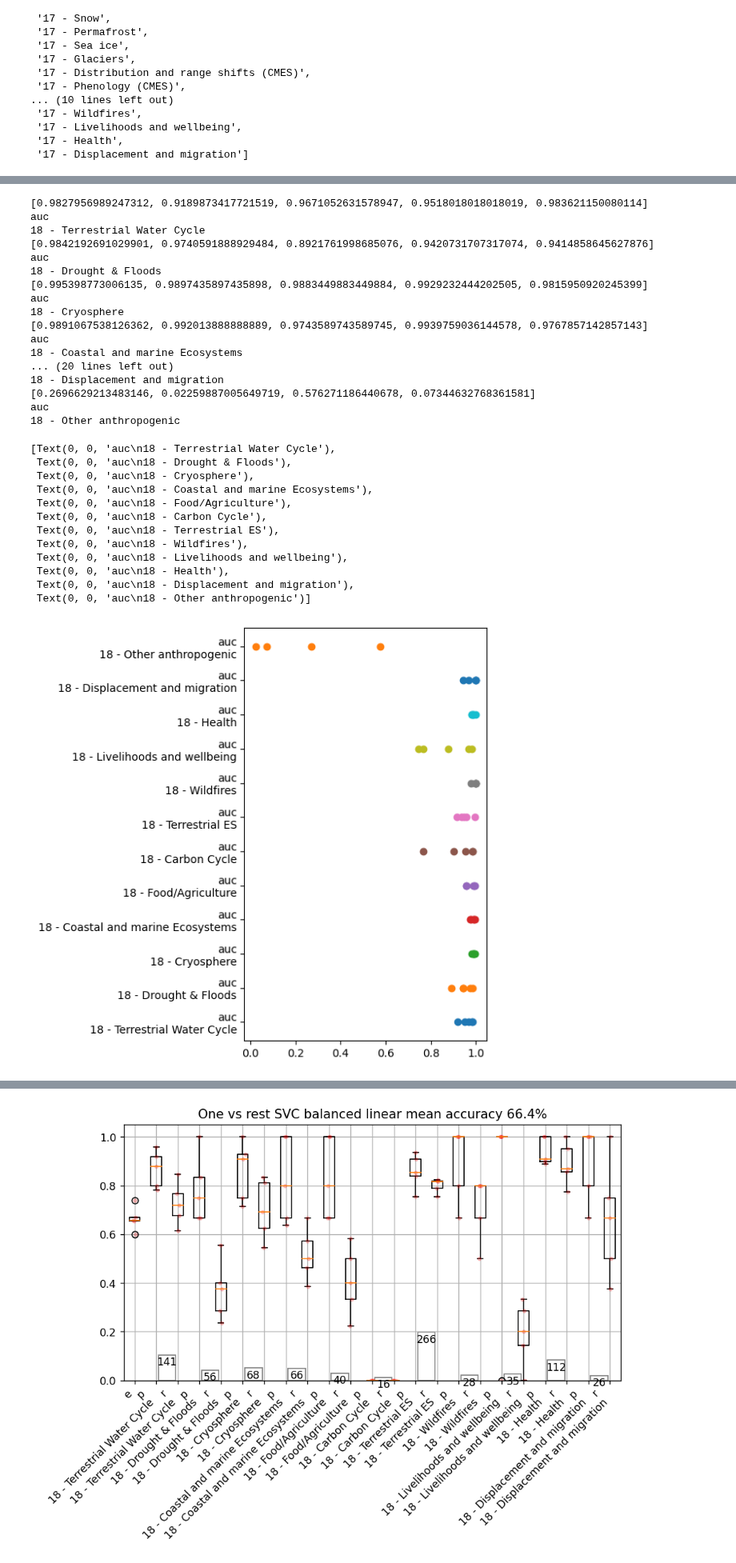
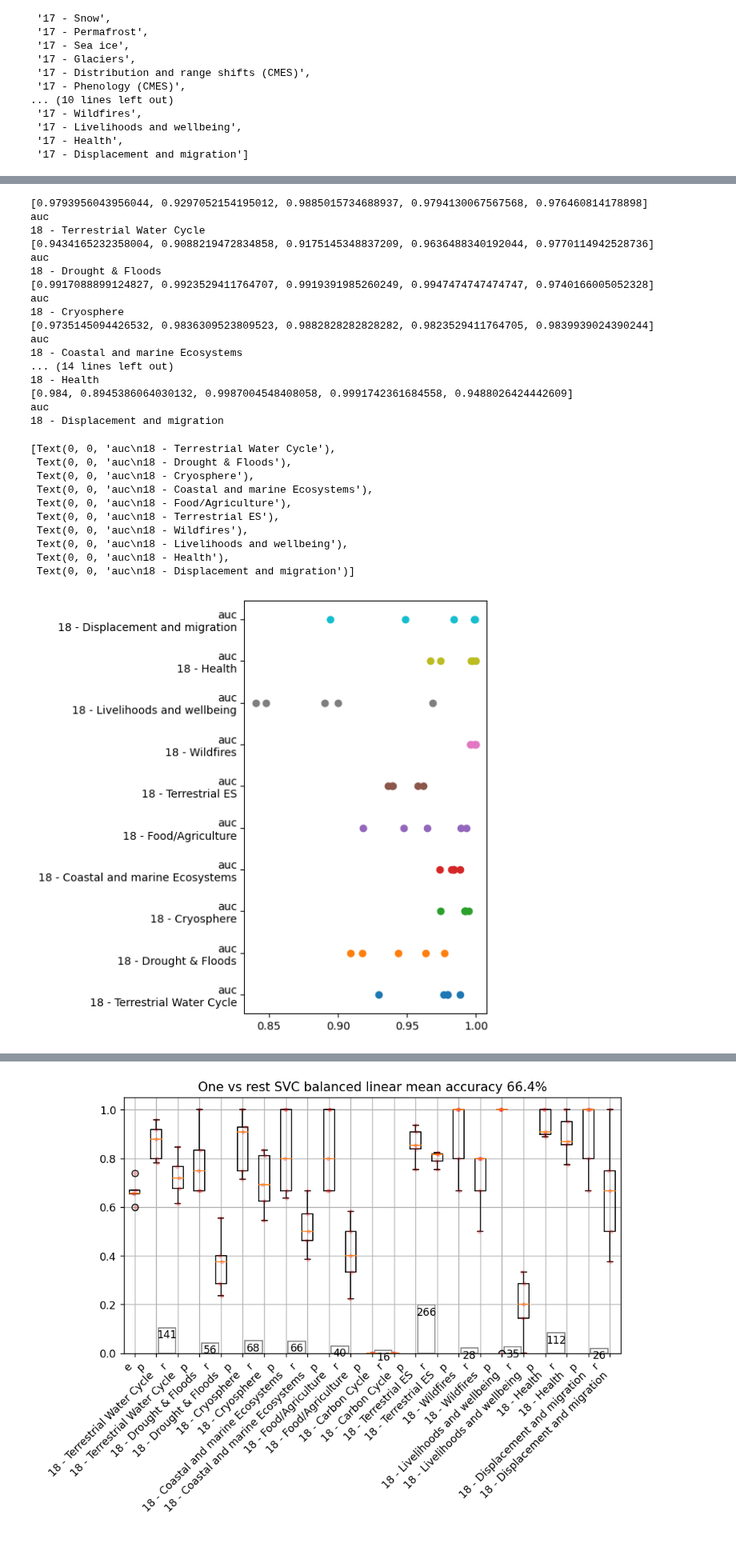
Before and after one commit to mcallaghan/regional-impacts-map, a Jupyter notebook: analysis/2e_specific_categories_train_test.ipynb, the cells around one changed output, grey strips where cells are left out. Shown at 80% size. Saved outputs shown, nothing was run; the diff lists cells and outputs as text; code cells hidden in the pictures.

Commit message:
round up categories

```diff
--- a/analysis/2e_specific_categories_train_test.ipynb
+++ b/analysis/2e_specific_categories_train_test.ipynb
@@ -93,7 +109,7 @@ specific_impacts_1
  '17 - Health',
  '17 - Displacement and migration']
 # %%
-specific_impacts_2 = [x for x in df.columns if "18 - " in x and df[x].sum() > 5]
+specific_impacts_2 = [x for x in df.columns if "18 - " in x and df[x].sum() > 20 and "prediction" not in x]
 specific_impacts_2
 # %% [output]
 ['18 - Terrestrial Water Cycle',
@@ -150,10 +230,29 @@ reload(scoping.utils.learning_utils)
 y = np.matrix(df[specific_impacts_2])
 print(y.shape)
 
+
+
+
+def get_model(n_inputs, n_outputs):
+    model = Sequential()
+    model.add(Dense(200, input_dim=n_inputs, kernel_initializer='he_uniform', activation='relu'))
+    model.add(Dense(n_outputs, activation='sigmoid'))
+    model.compile(loss='binary_crossentropy', optimizer='adam')
+    model.verbose = 0
+    model.epochs = 100
+    model.custom_weights = {0:5,1:20,2:15,3:20,4:30,5:10, 6:15, 7:30, 8: 15, 9: 40}
+    return model
+
+# test_index = random.sample(set(new_rel_index),200)
+# train_index = list(set(new_rel_index) - set(test_index))
+
+model = get_model(X.shape[1],y.shape[1])
+
+
 multimodels = [
 #     {
-#        'title': 'One vs rest SVC balanced rbf',
-#        'model': OneVsRestClassifier(SVC(kernel='rbf', probability=True, class_weight="balanced"))
+#        'title': 'Keras',
+#        'model': get_model
 #     },
     {
         'title': 'One vs rest SVC balanced linear',
@@ -168,5 +267,5 @@ multimodels = [
 ]
 
 #multimodels_ar5, metrics = lu.cross_validate_models(X, y, multimodels, seen_index, classes=classes)
-multimodels_ar5, metrics, df = lu.cross_validate_models(X, y, multimodels, new_rel_index, n_splits=5, classes=specific_impacts_2, df = df)
+multimodels_ar5, metrics, df = lu.cross_validate_models(X, y, multimodels, new_rel_index, n_splits=5, classes=specific_impacts_2, df = df, roundup=True)
 # %% [output]
@@ -180,45 +279,44 @@ multimodels_ar5, metrics, df = lu.cross_validate_models(X, y, multimodels, new_r
 i = 0
 fig, ax = plt.subplots(dpi=100,figsize=(4,7))
 ticks = []
-for x in multimodels_ar5[0]:
+n = 0
+for x in multimodels_ar5[n]:
     if "auc\n" in x:
-        data = [y for y in multimodels_ar5[0][x] if y is not None]
+        data = [y for y in multimodels_ar5[n][x] if y is not None]
         print(data)
         print(x)
         ax.scatter(data, [i]*len(data))
         i+=1
         ticks.append(x)
 
 ax.set_yticks(range(i))
 ax.set_yticklabels(ticks)
 # %% [output]
-[0.9827956989247312, 0.9189873417721519, 0.9671052631578947, 0.9518018018018019, 0.983621150080114]
+[0.9793956043956044, 0.9297052154195012, 0.9885015734688937, 0.9794130067567568, 0.976460814178898]
 auc
 18 - Terrestrial Water Cycle
-[0.9842192691029901, 0.9740591888929484, 0.8921761998685076, 0.9420731707317074, 0.9414858645627876]
+[0.9434165232358004, 0.9088219472834858, 0.9175145348837209, 0.9636488340192044, 0.9770114942528736]
 auc
 18 - Drought & Floods
-[0.995398773006135, 0.9897435897435898, 0.9883449883449884, 0.9929232444202505, 0.9815950920245399]
+[0.9917088899124827, 0.9923529411764707, 0.9919391985260249, 0.9947474747474747, 0.9740166005052328]
 auc
 18 - Cryosphere
-[0.9891067538126362, 0.992013888888889, 0.9743589743589745, 0.9939759036144578, 0.9767857142857143]
+[0.9735145094426532, 0.9836309523809523, 0.9882828282828282, 0.9823529411764705, 0.9839939024390244]
 auc
 18 - Coastal and marine Ecosystems
-... (20 lines left out)
+... (14 lines left out)
+18 - Health
+[0.984, 0.8945386064030132, 0.9987004548408058, 0.9991742361684558, 0.9488026424442609]
+auc
 18 - Displacement and migration
-[0.2696629213483146, 0.02259887005649719, 0.576271186440678, 0.07344632768361581]
-auc
-18 - Other anthropogenic
 [Text(0, 0, 'auc\n18 - Terrestrial Water Cycle'),
  Text(0, 0, 'auc\n18 - Drought & Floods'),
  Text(0, 0, 'auc\n18 - Cryosphere'),
  Text(0, 0, 'auc\n18 - Coastal and marine Ecosystems'),
  Text(0, 0, 'auc\n18 - Food/Agriculture'),
- Text(0, 0, 'auc\n18 - Carbon Cycle'),
  Text(0, 0, 'auc\n18 - Terrestrial ES'),
  Text(0, 0, 'auc\n18 - Wildfires'),
  Text(0, 0, 'auc\n18 - Livelihoods and wellbeing'),
  Text(0, 0, 'auc\n18 - Health'),
- Text(0, 0, 'auc\n18 - Displacement and migration'),
- Text(0, 0, 'auc\n18 - Other anthropogenic')]
+ Text(0, 0, 'auc\n18 - Displacement and migration')]
-[figure, old version]
+[figure, new version]
```
Also changed, not shown: parts of 31 cells of this notebook, 14 other files.
